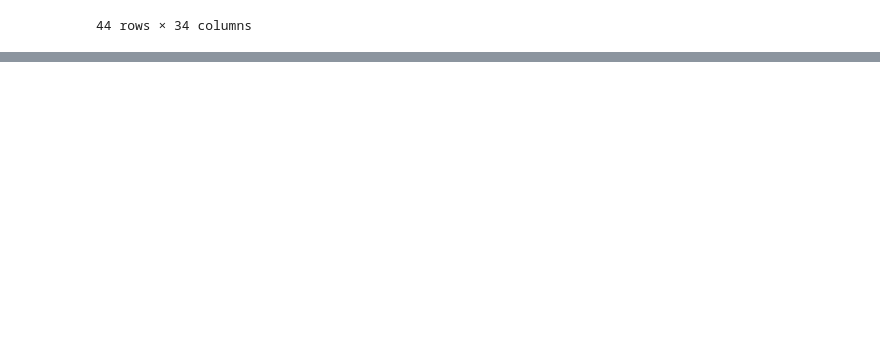
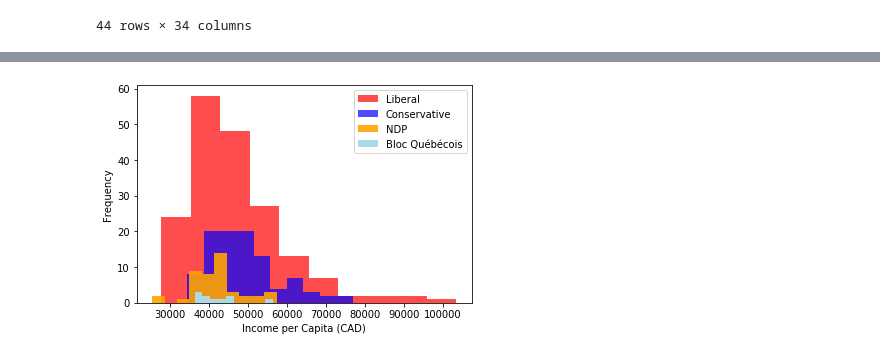
Before and after one commit to bsmirnov12/ABDS-Project-1, a Jupyter notebook: plots.ipynb, the cells around one changed output, grey strips where cells are left out. Drawn from its saved outputs; the diff is of its cells as text; code cells hidden in the pictures; blank space fills up the shorter version.

```diff
--- a/plots.ipynb
+++ b/plots.ipynb
@@ -195,0 +187,11 @@ plt.show()
+# %%
+ax=liberal_df.plot(x="total population",y="income per capita",kind="hist", color='red', label='Liberal', alpha=0.7, )
+conservative_df.plot(x="total population",y="income per capita",kind="hist", color='blue', label='Conservative', alpha=0.7, ax=ax)
+NDP_df.plot(x="total population",y="income per capita",kind="hist", color='orange', label='NDP', alpha=0.9, ax=ax)
+bloc_df.plot(x="total population",y="income per capita",kind="hist", color='lightblue', label='Bloc Québécois', ax=ax)
+plt.ylabel("Frequency")
+plt.xlabel("Income per Capita (CAD)")
+plt.savefig("./plots_img/his_party.png", transparent=True)
+plt.show()
+# %% [output]
+[figure, added]
```
Also changed, not shown: parts of 12 cells of this notebook, 6 other files.
